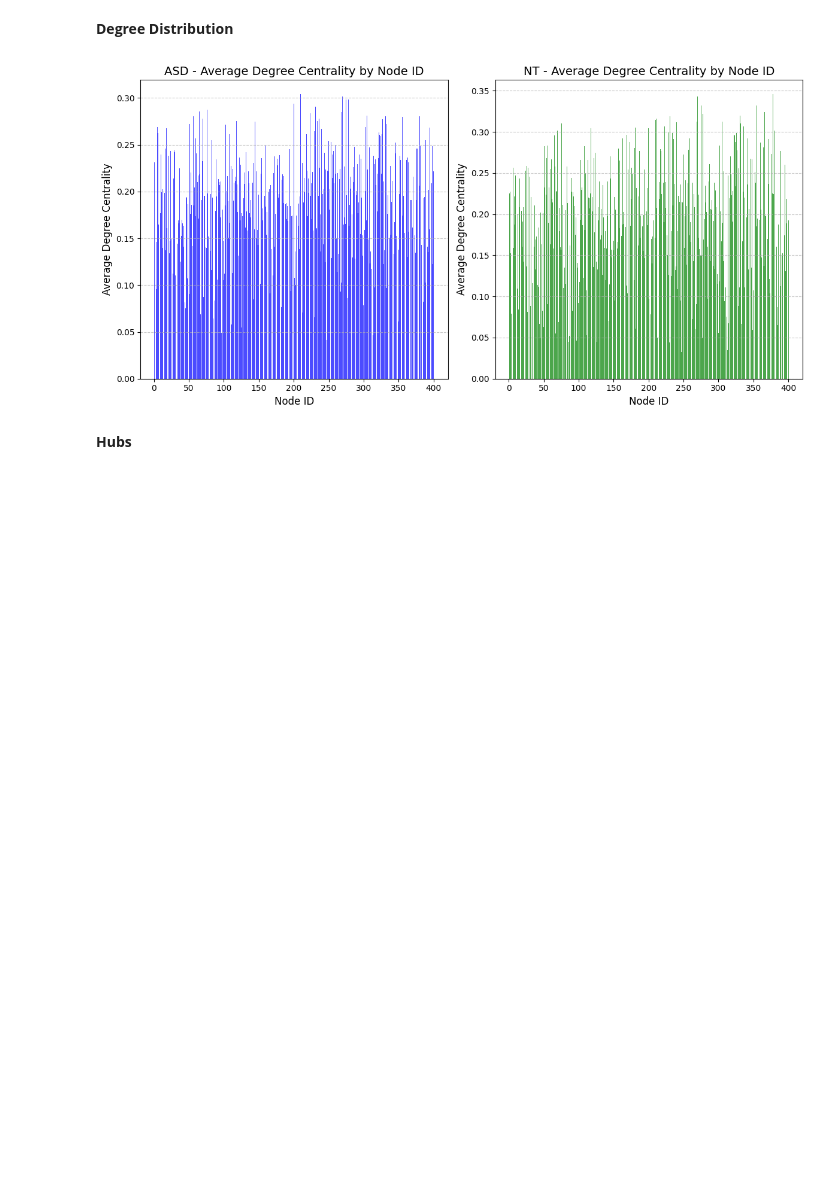
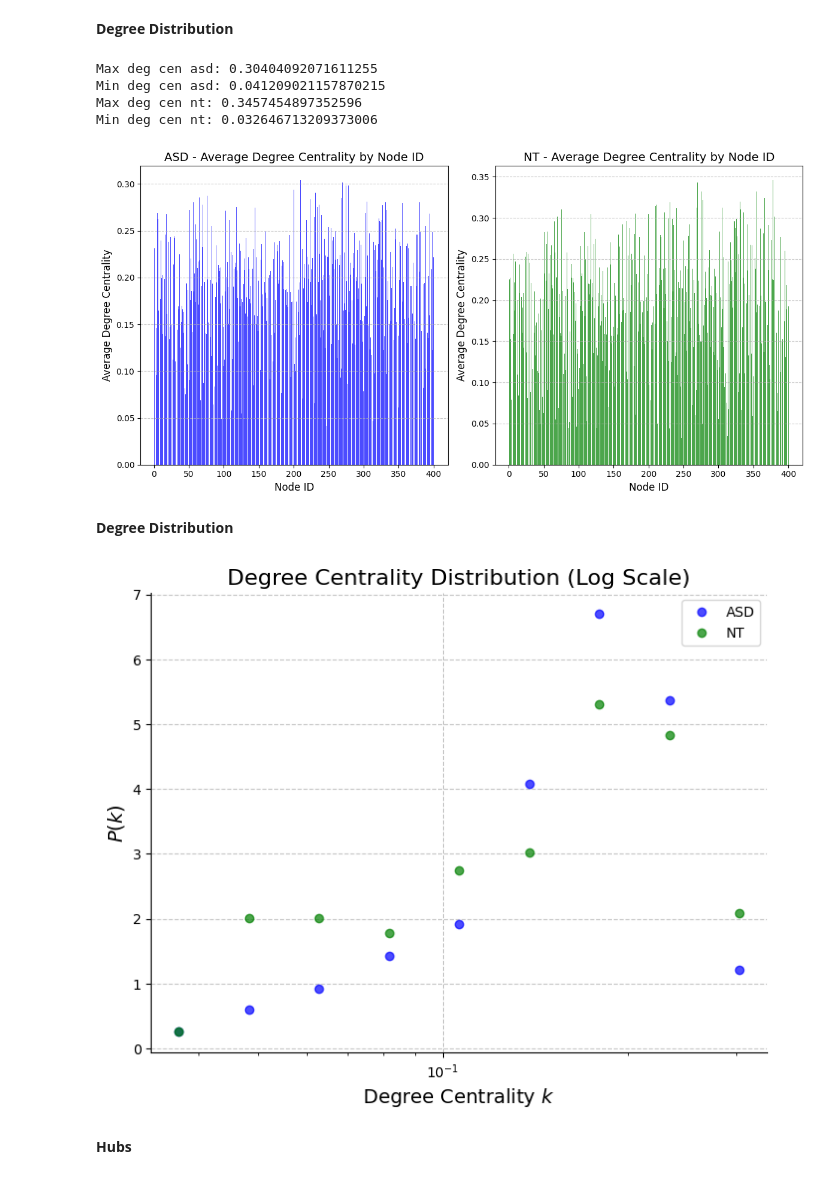
Before and after one commit to matthew-mcc/Connectomics, a Jupyter notebook: Research_Project/Binary_Notebooks/nonNodalResults.ipynb, the cells around one changed output. Drawn from its saved outputs; the diff is of its cells as text; code cells hidden in the pictures; blank space fills up the shorter version.

```diff
--- a/Research_Project/Binary_Notebooks/nonNodalResults.ipynb
+++ b/Research_Project/Binary_Notebooks/nonNodalResults.ipynb
@@ -113,6 +316,14 @@ __Degree Distribution__
 average_degree_centrality_asd = filtered_data_asd.groupby("Node ID")['Degree Centrality'].mean()
 average_degree_centrality_nt = filtered_data_nt.groupby("Node ID")['Degree Centrality'].mean()
 
+
+
+print(f"Max deg cen asd: {max(average_degree_centrality_asd.values)}")
+print(f"Min deg cen asd: {min(average_degree_centrality_asd.values)}")
+
+
+print(f"Max deg cen nt: {max(average_degree_centrality_nt.values)}")
+print(f"Min deg cen nt: {min(average_degree_centrality_nt.values)}")
 
 # Set up the figure with GridSpec
 fig = plt.figure(figsize=(12, 6))
@@ -140,7 +351,58 @@ plt.tight_layout()
 # Show the plots
 plt.show()
 # %% [output]
+Max deg cen asd: 0.30404092071611255
+Min deg cen asd: 0.041209021157870215
+Max deg cen nt: 0.3457454897352596
+Min deg cen nt: 0.032646713209373006
 [figure]
+# %% [markdown]
+__Degree Distribution__
+# %%
+import numpy as np
+import matplotlib.pyplot as plt
+
+# Assuming 'average_degree_centrality_asd' and 'average_degree_centrality_nt' are already defined
+
+# Extract degree centrality values
+degrees_asd = average_degree_centrality_asd.values
+degrees_nt = average_degree_centrality_nt.values
+
+# Define logarithmically spaced bins
+kmin = min(np.min(degrees_asd), np.min(degrees_nt))
+kmax = max(np.max(degrees_asd), np.max(degrees_nt))
+bin_edges = np.logspace(np.log10(kmin), np.log10(kmax), num=10)
+
+# Compute histogram densities
+density_asd, _ = np.histogram(degrees_asd, bins=bin_edges, density=True)
+density_nt, _ = np.histogram(degrees_nt, bins=bin_edges, density=True)
+
+# Compute midpoints in log-space
+log_be = np.log10(bin_edges)
+x = 10**((log_be[1:] + log_be[:-1]) / 2)
+
+# Plot the degree centrality distributions
+plt.figure(figsize=(8, 6))
+plt.plot(x, density_asd, marker='o', linestyle='none', label='ASD', color='blue', alpha=0.7)
+plt.plot(x, density_nt, marker='o', linestyle='none', label='NT', color='green', alpha=0.7)
+
+# Customize plot appearance
+plt.xscale('log')  # Logarithmic x-axis for better visualization
+plt.xlabel(r"Degree Centrality $k$", fontsize=14)
+plt.ylabel(r"$P(k)$", fontsize=14)
+plt.title("Degree Centrality Distribution (Log Scale)", fontsize=16)
+plt.legend()
+plt.grid(axis='both', linestyle='--', alpha=0.7)
+
+# Remove top and right spines
+ax = plt.gca()
+ax.spines['right'].set_visible(False)
+ax.spines['top'].set_visible(False)
+
+# Show the plot
+plt.show()
+# %% [output]
+[figure, added]
 # %% [markdown]
 __Hubs__
 # %%
```
Also changed, not shown: parts of 12 cells of this notebook, 7 other files.
